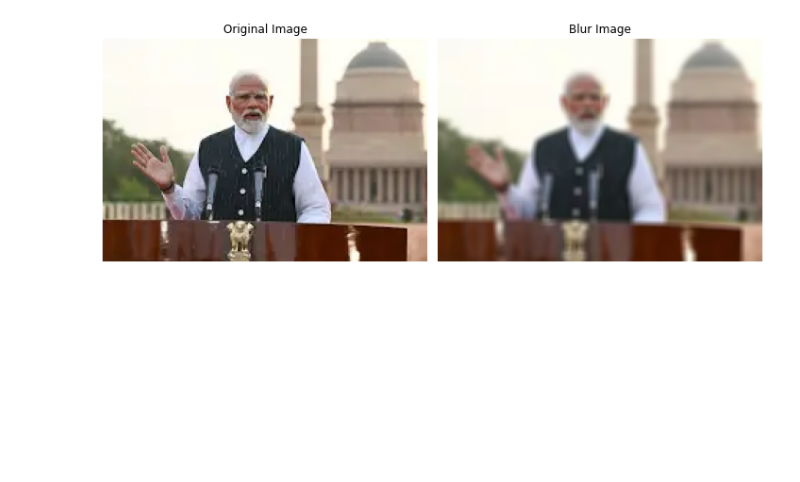
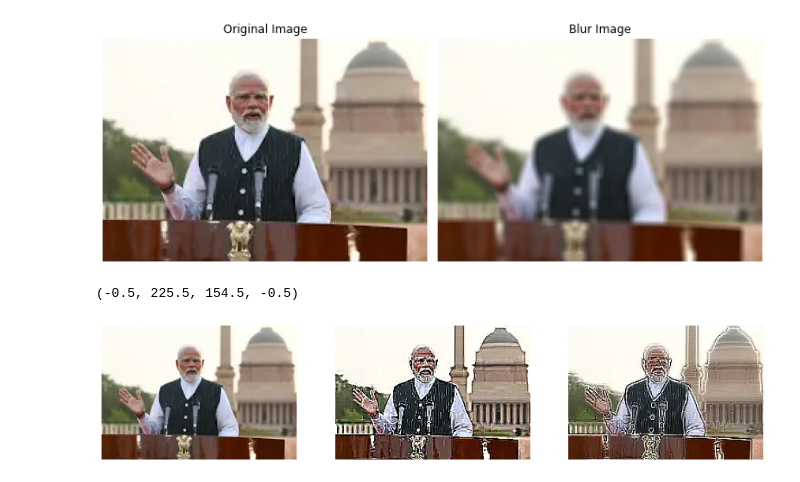
Before and after one commit to dhaval-sojitra/Machine-Learning, a Jupyter notebook: blurimg.py.ipynb, the cells around one changed output. Saved outputs shown, nothing was run; the diff lists cells and outputs as text; code cells hidden in the pictures; blank space fills up the shorter version.

```diff
--- a/blurimg.py.ipynb
+++ b/blurimg.py.ipynb
@@ -53,3 +53,28 @@ plt.tight_layout()
 plt.show()
 # %% [output]
 [figure]
+# %%
+#sharpning
+
+import cv2
+import numpy as np
+import matplotlib.pyplot as plt
+
+img= cv2.imread("modi.webp")
+img = cv2.cvtColor(img,cv2.COLOR_BGR2RGB)
+
+plt.figure(figsize=(15, 15))
+
+k1 = np.array ([[-1,-1,-1] , [-1, 9, -1] , [-1,-1,-1]])
+k2 = np.array ([[1,1,1] , [1, -7, 1] , [1,1,1]])
+new_img1 = cv2.filter2D(img , -1 , k1)
+new_img2 = cv2.filter2D(img , -1 , k2)
+plt.subplot(1,3,1),plt.imshow(img)
+plt.axis('off')
+plt.subplot(1,3,2),plt.imshow(new_img1)
+plt.axis('off')
+plt.subplot(1,3,3),plt.imshow(new_img2)
+plt.axis('off')
+# %% [output]
+(-0.5, 225.5, 154.5, -0.5)
+[figure, added]
```
Also changed, not shown: parts of 2 cells of this notebook, 3 other files.
